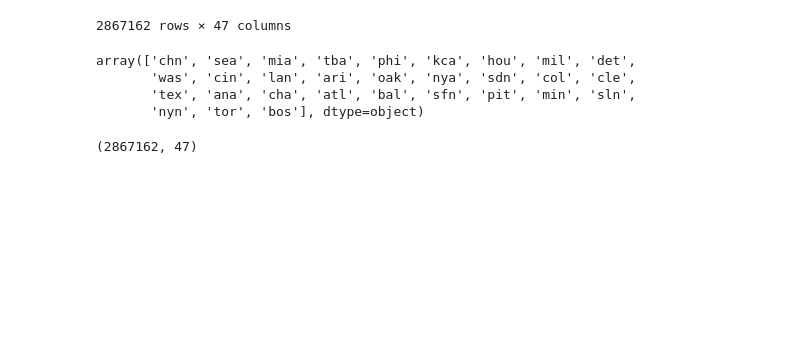
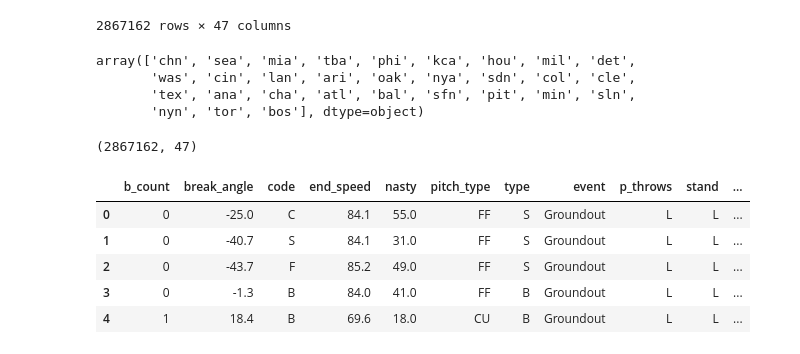
Before and after one commit to awindmiller/Project_1, a Jupyter notebook: MLB_Data.ipynb, the cells around one changed output. Drawn from its saved outputs; the diff is of its cells as text; code cells hidden in the pictures; blank space fills up the shorter version.

```diff
--- a/MLB_Data.ipynb
+++ b/MLB_Data.ipynb
@@ -139,3 +139,14 @@ array(['chn', 'sea', 'mia', 'tba', 'phi', 'kca', 'hou', 'mil', 'det',
 file_df.shape
 # %% [output]
 (2867162, 47)
+# %%
+file_final = file_df[['b_count','break_angle','code','end_speed','nasty','pitch_type','type','event','p_throws','stand','away_team','date','home_team','start_time','venue_name','weather','wind','Batter_First','Batter_Last','Pitcher_First','Pitcher_Last']]
+
+file_final.head()
+# %% [output]
+|  | b_count | break_angle | code | end_speed | nasty | pitch_type | type | event | p_throws | stand | ... |
+| 0 | 0 | -25.0 | C | 84.1 | 55.0 | FF | S | Groundout | L | L | ... |
+| 1 | 0 | -40.7 | S | 84.1 | 31.0 | FF | S | Groundout | L | L | ... |
+| 2 | 0 | -43.7 | F | 85.2 | 49.0 | FF | S | Groundout | L | L | ... |
+| 3 | 0 | -1.3 | B | 84.0 | 41.0 | FF | B | Groundout | L | L | ... |
+| 4 | 1 | 18.4 | B | 69.6 | 18.0 | CU | B | Groundout | L | L | ... |
```
Also changed, not shown: parts of 2 cells of this notebook.
